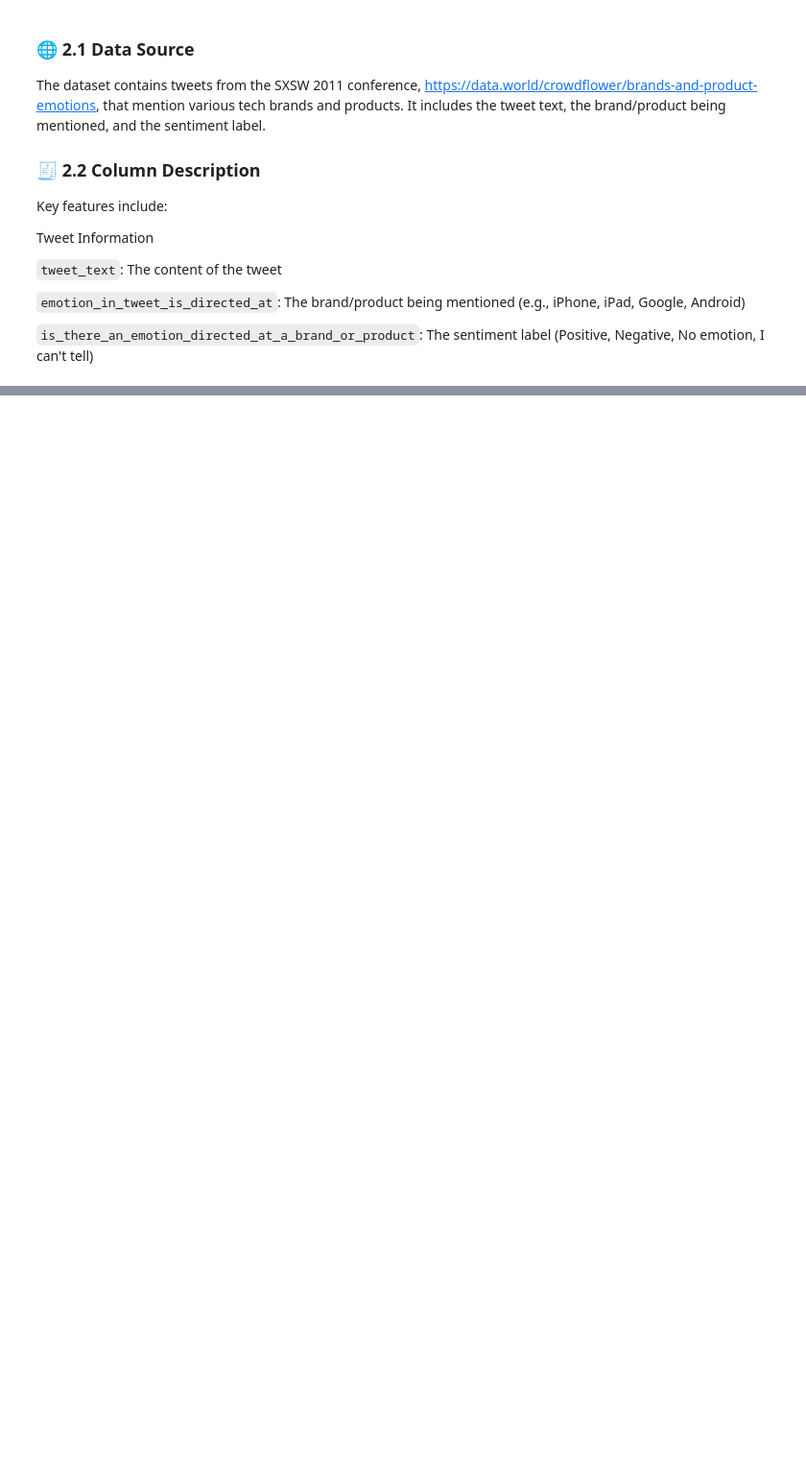
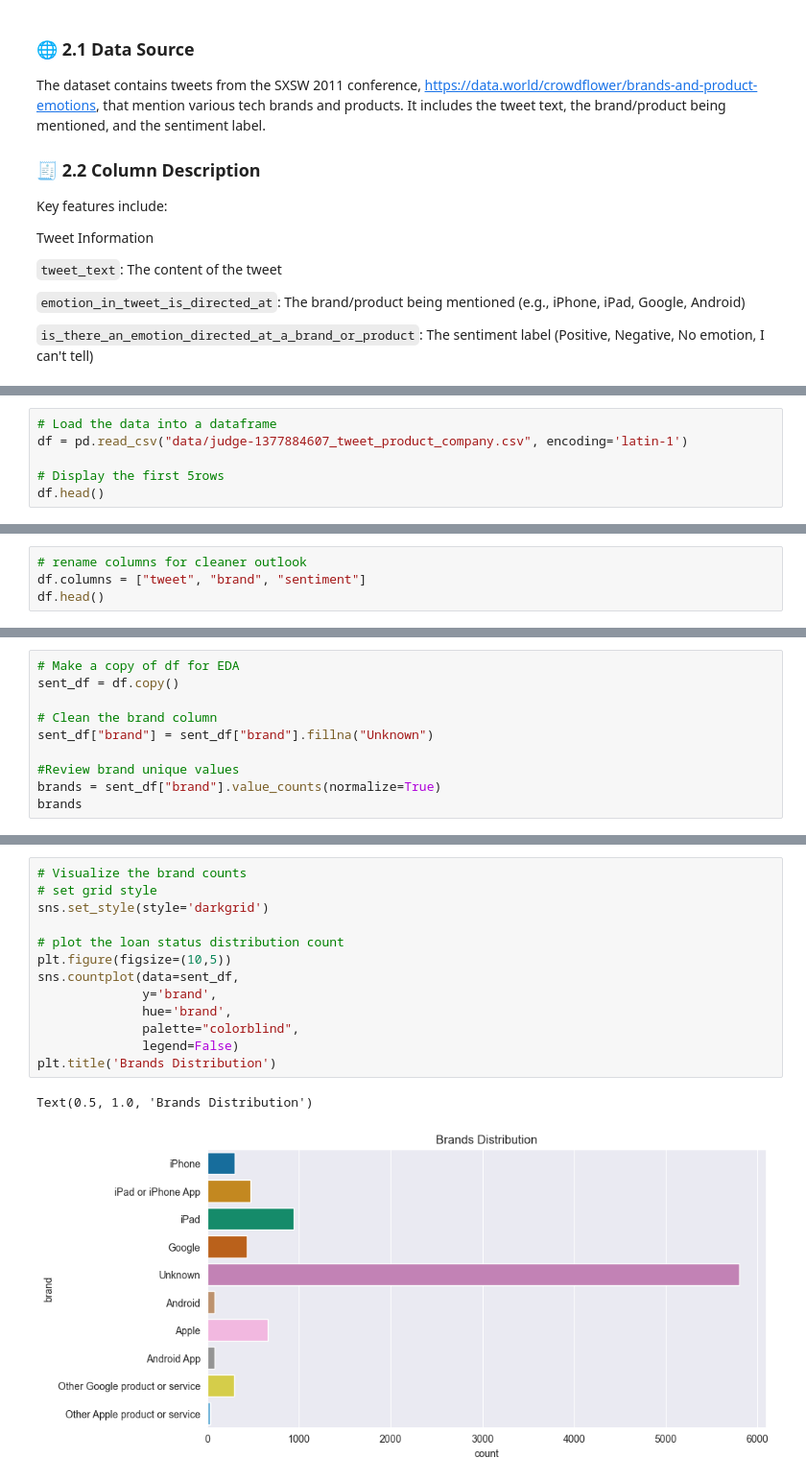
Before and after one commit to Patoh254code/product_brand_sentiment_analysis, a Jupyter notebook: index.ipynb, the cells around one changed output, grey strips where cells are left out. Shown at 96% size. Drawn from its saved outputs; the diff is of its cells as text; blank space fills up the shorter version.

```diff
--- a/index.ipynb
+++ b/index.ipynb
@@ -75,0 +114,6 @@ Tweet Information
+# %%
+# Load the data into a dataframe
+df = pd.read_csv("data/judge-1377884607_tweet_product_company.csv", encoding='latin-1')
+
+# Display the first 5rows
+df.head()
@@ -75,0 +127,4 @@ Tweet Information
+# %%
+# rename columns for cleaner outlook
+df.columns = ["tweet", "brand", "sentiment"]
+df.head()
@@ -75,0 +170,10 @@ Tweet Information
+# %%
+# Make a copy of df for EDA
+sent_df = df.copy()
+
+# Clean the brand column
+sent_df["brand"] = sent_df["brand"].fillna("Unknown")
+
+#Review brand unique values
+brands = sent_df["brand"].value_counts(normalize=True)
+brands
@@ -75,0 +193,16 @@ Tweet Information
+# %%
+# Visualize the brand counts
+# set grid style
+sns.set_style(style='darkgrid')
+
+# plot the loan status distribution count
+plt.figure(figsize=(10,5))
+sns.countplot(data=sent_df,
+              y='brand',
+              hue='brand',
+              palette="colorblind",
+              legend=False)
+plt.title('Brands Distribution')
+# %% [output]
+Text(0.5, 1.0, 'Brands Distribution')
+[figure, added]
```
Also changed, not shown: parts of 22 cells of this notebook.
